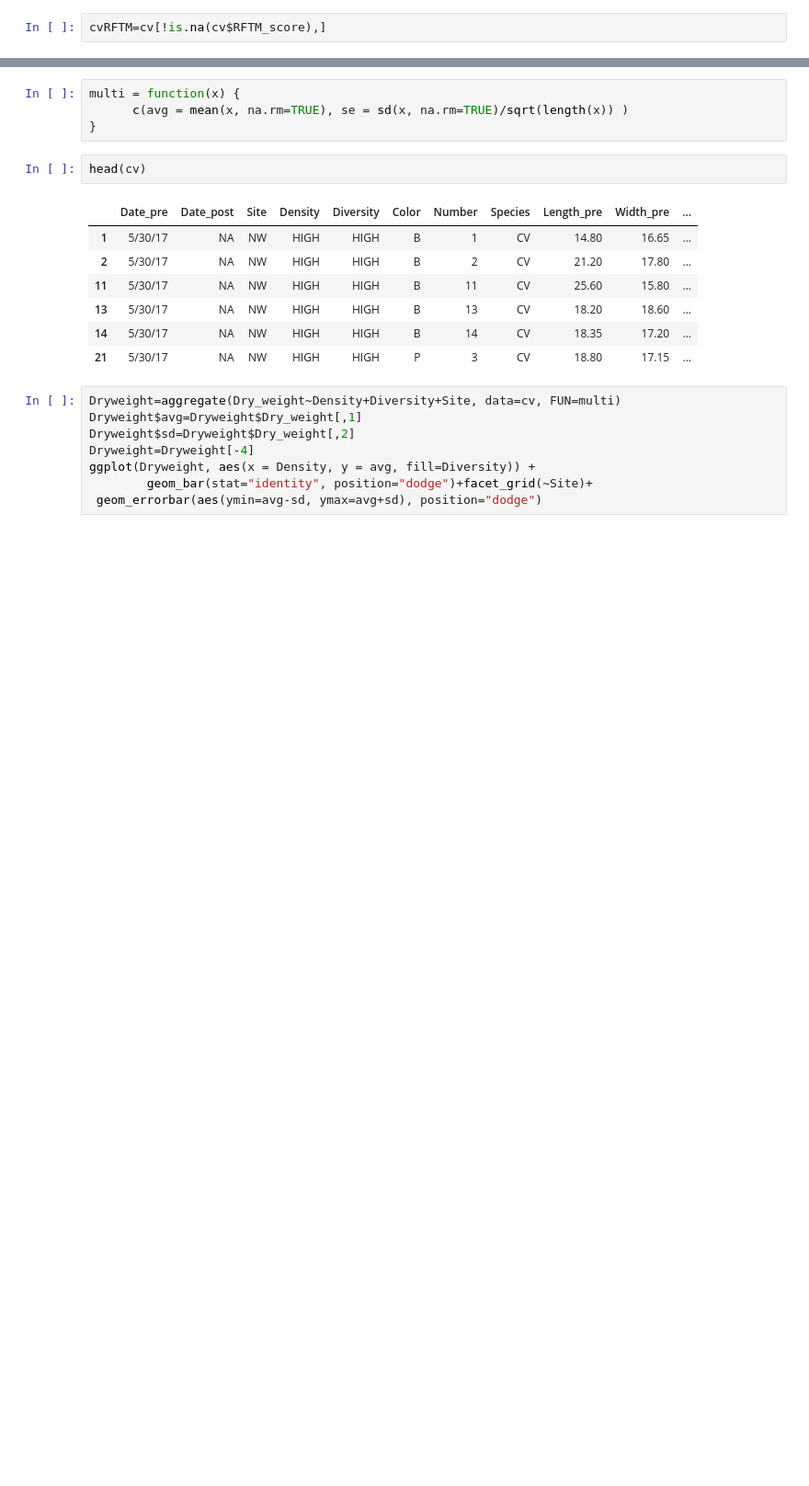
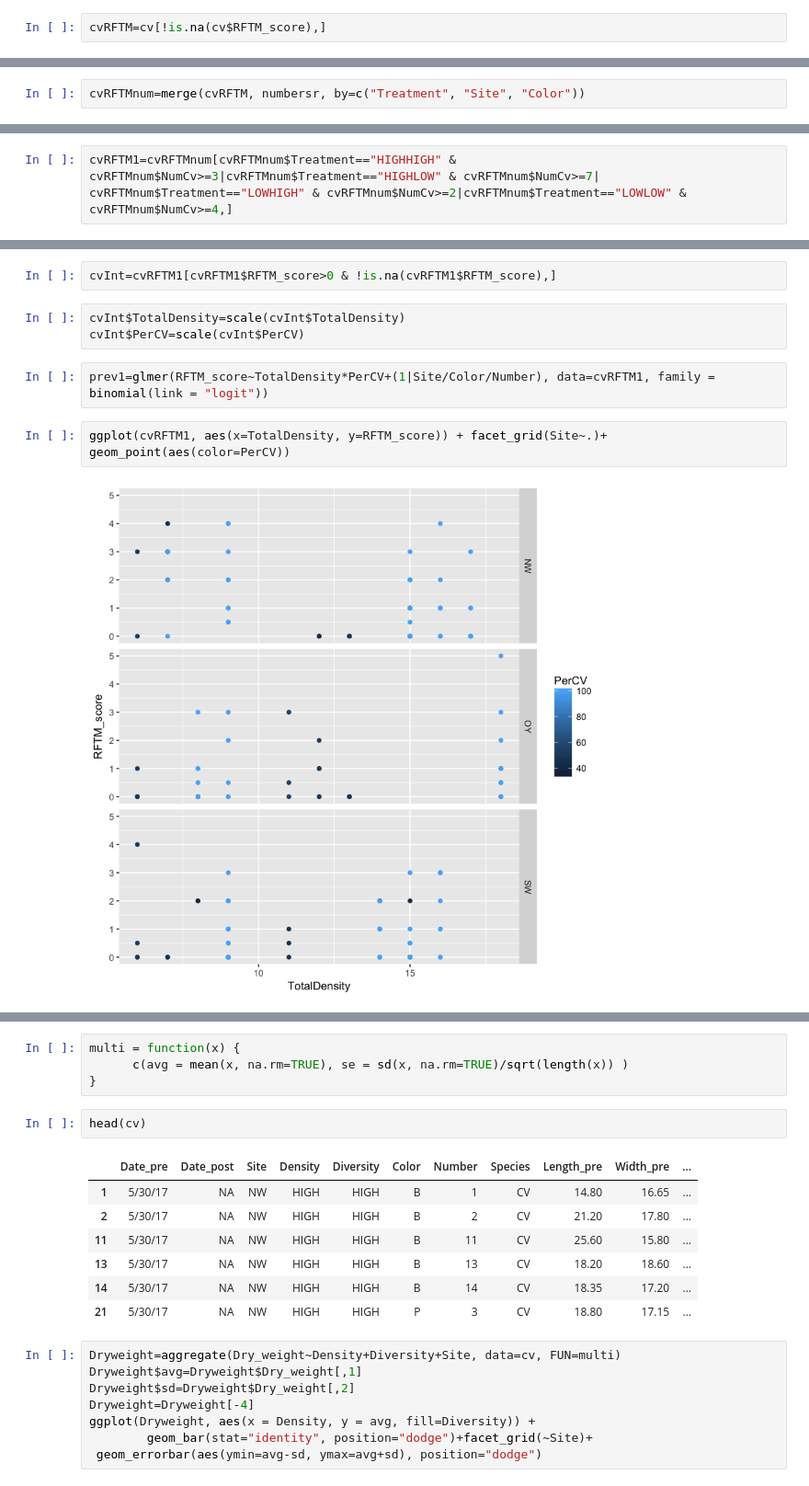
Before and after one commit to sagw/DE1, a Jupyter notebook: Size_RFTM_Prelim.ipynb, the cells around one changed output, grey strips where cells are left out. Shown at 92% size. Drawn from its saved outputs; the diff is of its cells as text; blank space fills up the shorter version.

```diff
--- a/Size_RFTM_Prelim.ipynb
+++ b/Size_RFTM_Prelim.ipynb
@@ -173,0 +95,2 @@ table(cvRFTM$Color, cvRFTM$treatment, cvRFTM$Site)
+# %%
+cvRFTMnum=merge(cvRFTM, numbersr, by=c("Treatment", "Site", "Color"))
@@ -173,0 +117,2 @@ table(cvRFTM$Color, cvRFTM$treatment, cvRFTM$Site)
+# %%
+cvRFTM1=cvRFTMnum[cvRFTMnum$Treatment=="HIGHHIGH" & cvRFTMnum$NumCv>=3|cvRFTMnum$Treatment=="HIGHLOW" & cvRFTMnum$NumCv>=7| cvRFTMnum$Treatment=="LOWHIGH" & cvRFTMnum$NumCv>=2|cvRFTMnum$Treatment=="LOWLOW" & cvRFTMnum$NumCv>=4,]
@@ -173,0 +185,11 @@ table(cvRFTM$Color, cvRFTM$treatment, cvRFTM$Site)
+# %%
+cvInt=cvRFTM1[cvRFTM1$RFTM_score>0 & !is.na(cvRFTM1$RFTM_score),]
+# %%
+cvInt$TotalDensity=scale(cvInt$TotalDensity)
+cvInt$PerCV=scale(cvInt$PerCV)
+# %%
+prev1=glmer(RFTM_score~TotalDensity*PerCV+(1|Site/Color/Number), data=cvRFTM1, family = binomial(link = "logit"))
+# %%
+ggplot(cvRFTM1, aes(x=TotalDensity, y=RFTM_score)) + facet_grid(Site~.)+ geom_point(aes(color=PerCV))
+# %% [output]
+[figure, added]
```
Also changed, not shown: parts of 39 cells of this notebook.
